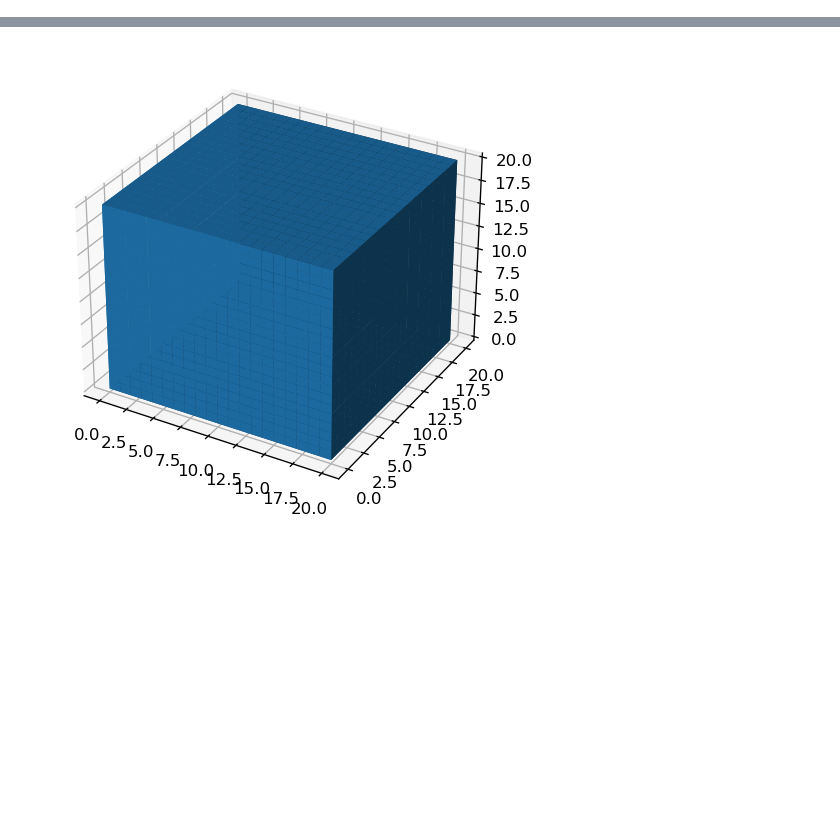
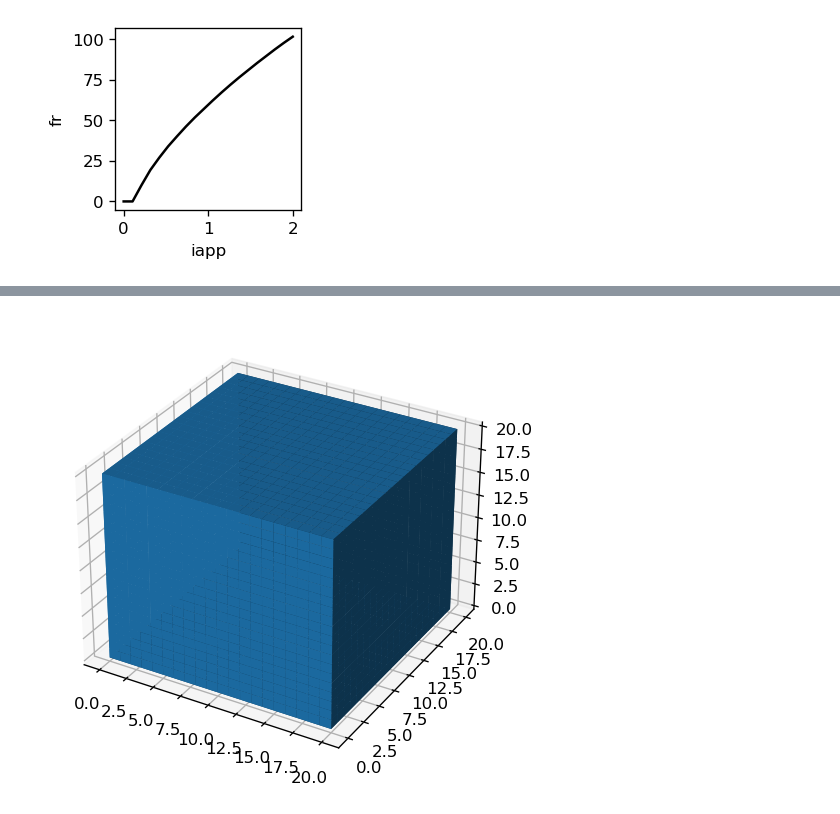
Before and after one commit to jyKim-97/hh_neuralnet, a Jupyter notebook: single_model_parameter/visualzie_result.ipynb, the cells around one changed output, grey strips where cells are left out. Saved outputs shown, nothing was run; the diff lists cells and outputs as text; code cells hidden in the pictures; blank space fills up the shorter version.

```diff
--- a/single_model_parameter/visualzie_result.ipynb
+++ b/single_model_parameter/visualzie_result.ipynb
@@ -1,3 +1,25 @@
 # %%
 import numpy as np
 import matplotlib.pyplot as plt
+# %%
+# read firing rate for pv
+pv_rate, ics = [], []
+with open("./pv_firing_rate_mpi.txt", "r") as fid:
+    line = fid.readline()
+    while line:
+        tmp = line.split(":")
+        x1,x2,x3 = [float(x) for x in tmp[0].split(",")]
+        val = float(tmp[1][:-1])
+        line = fid.readline()
+
+        pv_rate.append(val)
+        ics.append(x3)
+pv_rate = np.array(pv_rate)
+
+plt.figure(dpi=120, figsize=(2,2))
+plt.plot(ics, pv_rate, "k")
+plt.ylabel("fr")
+plt.xlabel("iapp")
+plt.show()
+# %% [output]
+[figure, added]
```
Also changed, not shown: parts of 25 cells of this notebook, 4 other files.
